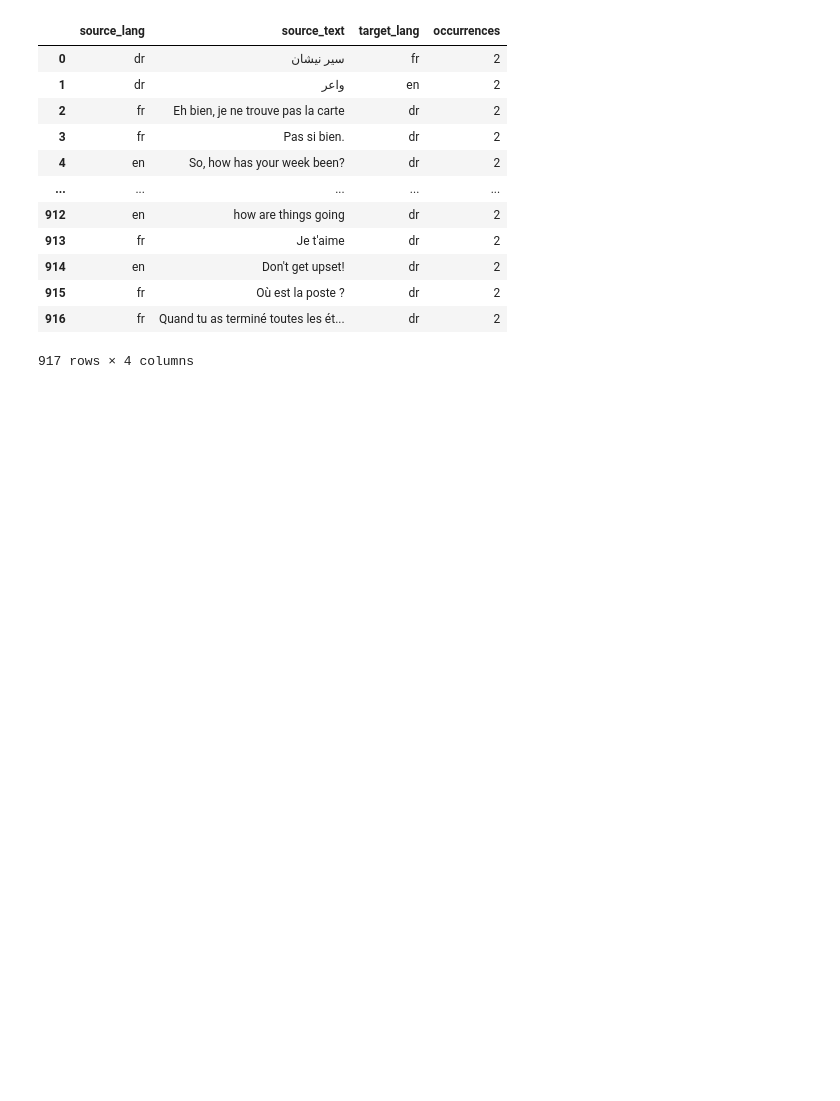
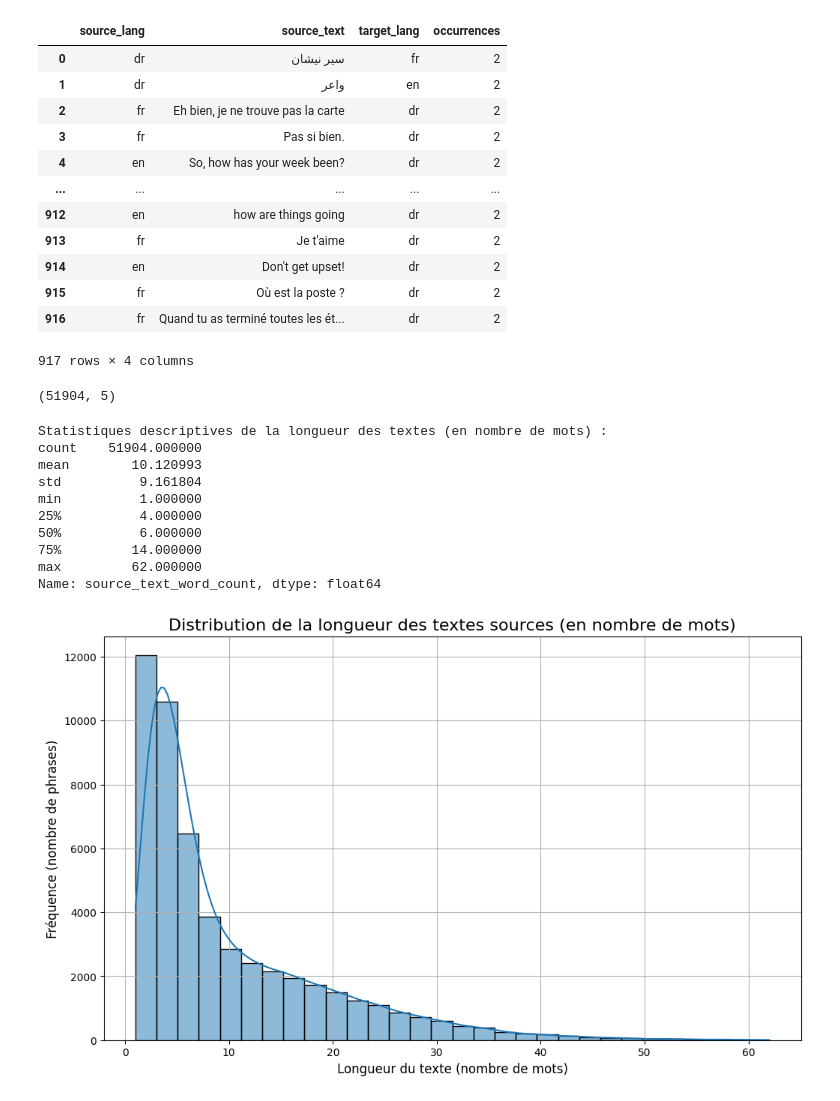
Before and after one commit to faridig/darija_trad, a Jupyter notebook: database/explore_translations.ipynb, the cells around one changed output. Drawn from its saved outputs; the diff is of its cells as text; code cells hidden in the pictures; blank space fills up the shorter version.

```diff
--- a/database/explore_translations.ipynb
+++ b/database/explore_translations.ipynb
@@ -29,6 +26,5 @@ test
 # %%
-#  Récupérer les 10 premières lignes de la table translations
+#  Récupérer les lignes de la table translations
 
 with engine.connect() as conn:
-    df = pd.read_sql("SELECT * FROM translations LIMIT 10", conn)
-df
+    df = pd.read_sql("SELECT * FROM translations", conn)
@@ -92,3 +76,46 @@ duplicates
 | 915 | fr | Où est la poste ? | dr | 2 |
 | 916 | fr | Quand tu as terminé toutes les ét... | dr | 2 |
 917 rows × 4 columns
+# %%
+df.shape
+# %% [output]
+(51904, 5)
+# %%
+import pandas as pd
+import seaborn as sns
+import matplotlib.pyplot as plt
+
+# S'assurer que le DataFrame 'df' est chargé
+# Exemple: df = pd.read_sql("SELECT * FROM translations", conn)
+
+# 1. Calculer la longueur de chaque texte en nombre de MOTS
+df['source_text_word_count'] = df['source_text'].str.split().str.len()
+
+# 2. Afficher des statistiques descriptives sur le nombre de mots
+print("Statistiques descriptives de la longueur des textes (en nombre de mots) :")
+# --- LIGNE CORRIGÉE ---
+print(df['source_text_word_count'].describe())
+
+# 3. Visualiser la distribution avec un histogramme
+plt.figure(figsize=(12, 7)) # Taille du graphique légèrement augmentée
+
+# Suggestion : augmenter le nombre de "bins" pour mieux voir la distribution
+sns.histplot(df['source_text_word_count'], kde=True, bins=30) # 30 bins au lieu de 10
+
+plt.title('Distribution de la longueur des textes sources (en nombre de mots)', fontsize=16)
+plt.xlabel('Longueur du texte (nombre de mots)', fontsize=12)
+plt.ylabel('Fréquence (nombre de phrases)', fontsize=12)
+plt.grid(True)
+plt.show()
+# %% [output]
+Statistiques descriptives de la longueur des textes (en nombre de mots) :
+count    51904.000000
+mean        10.120993
+std          9.161804
+min          1.000000
+25%          4.000000
+50%          6.000000
+75%         14.000000
+max         62.000000
+Name: source_text_word_count, dtype: float64
+[figure, added]
```
Also changed, not shown: parts of 4 cells of this notebook, 5 other files.
